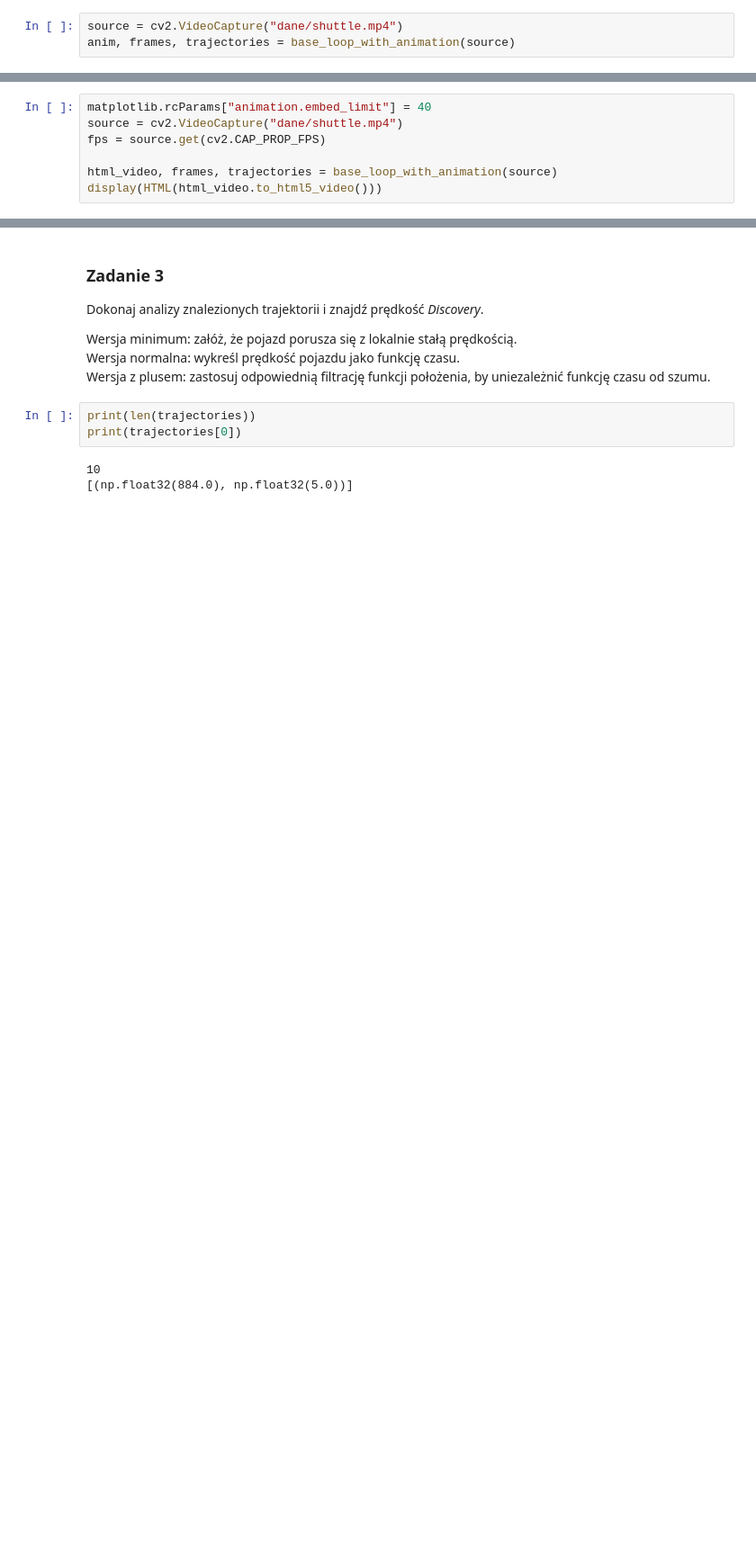
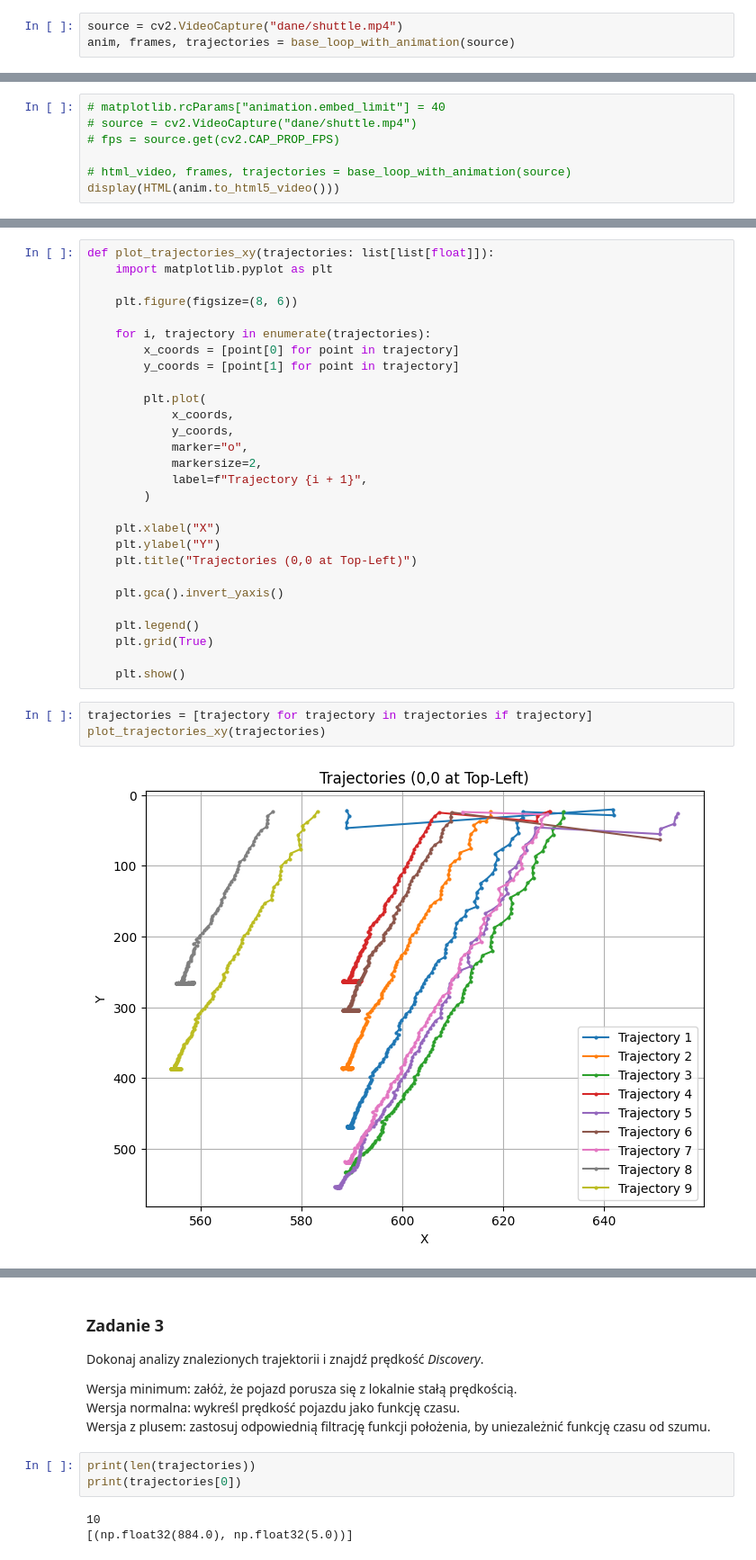
Before and after one commit to piotrdurniat/image-and-video-analysis-and-processing, a Jupyter notebook: lab8/Lab8.2_zadanie.ipynb, the cells around one changed output, grey strips where cells are left out. Shown at 90% size. Saved outputs shown, nothing was run; the diff lists cells and outputs as text; blank space fills up the shorter version.

```diff
--- a/lab8/Lab8.2_zadanie.ipynb
+++ b/lab8/Lab8.2_zadanie.ipynb
@@ -315,9 +317,9 @@ plt.show()
 # %%
-matplotlib.rcParams["animation.embed_limit"] = 40
-source = cv2.VideoCapture("dane/shuttle.mp4")
-fps = source.get(cv2.CAP_PROP_FPS)
+# matplotlib.rcParams["animation.embed_limit"] = 40
+# source = cv2.VideoCapture("dane/shuttle.mp4")
+# fps = source.get(cv2.CAP_PROP_FPS)
 
-html_video, frames, trajectories = base_loop_with_animation(source)
-display(HTML(html_video.to_html5_video()))
+# html_video, frames, trajectories = base_loop_with_animation(source)
+display(HTML(anim.to_html5_video()))
 # %% [output]
 [interactive output not drawn]
@@ -325,0 +328,33 @@ html_video.save("output.mp4")
+# %%
+def plot_trajectories_xy(trajectories: list[list[float]]):
+    import matplotlib.pyplot as plt
+
+    plt.figure(figsize=(8, 6))
+
+    for i, trajectory in enumerate(trajectories):
+        x_coords = [point[0] for point in trajectory]
+        y_coords = [point[1] for point in trajectory]
+
+        plt.plot(
+            x_coords,
+            y_coords,
+            marker="o",
+            markersize=2,
+            label=f"Trajectory {i + 1}",
+        )
+
+    plt.xlabel("X")
+    plt.ylabel("Y")
+    plt.title("Trajectories (0,0 at Top-Left)")
+
+    plt.gca().invert_yaxis()
+
+    plt.legend()
+    plt.grid(True)
+
+    plt.show()
+# %%
+trajectories = [trajectory for trajectory in trajectories if trajectory]
+plot_trajectories_xy(trajectories)
+# %% [output]
+[figure, added]
```
Also changed, not shown: parts of 19 cells of this notebook, 3 other files.
